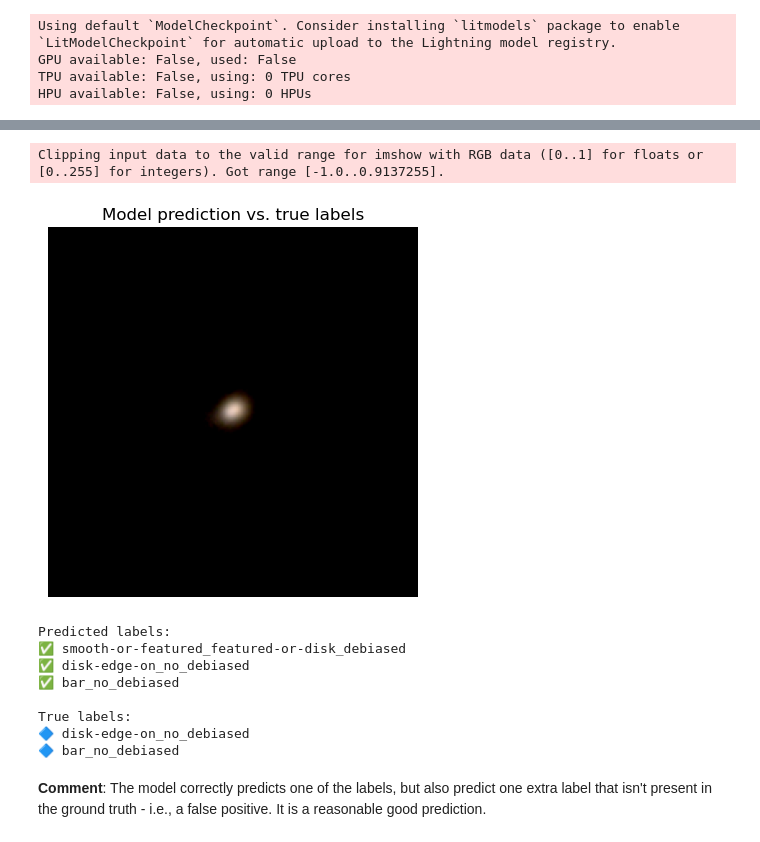
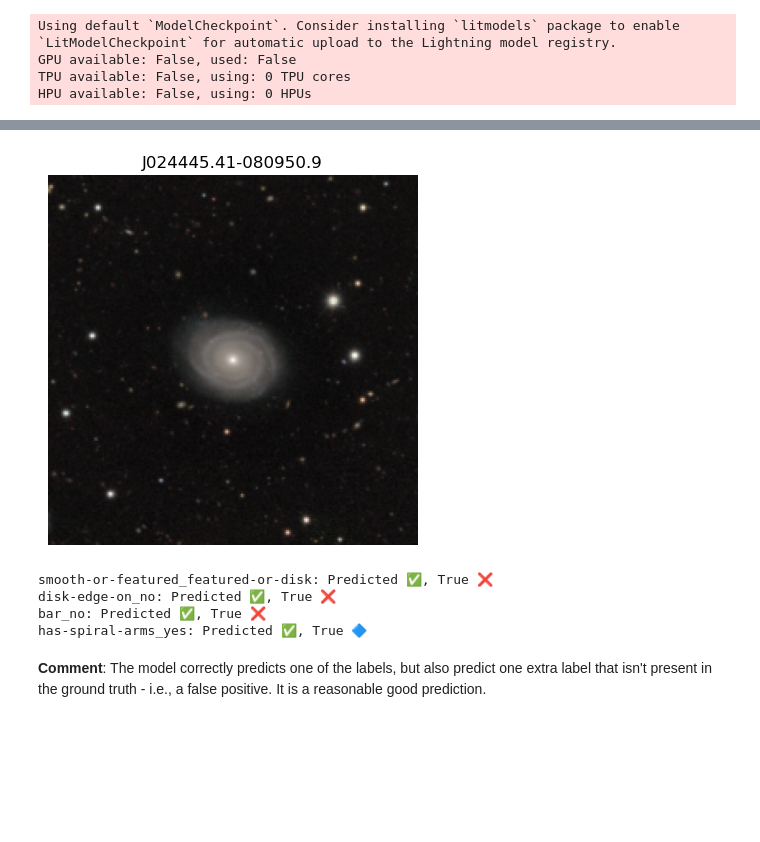
Before and after one commit to ChamillaTerp/AML2025_FinalProject, a Jupyter notebook: Chamilla/GalaxyCharacterization1.ipynb, the cells around one changed output, grey strips where cells are left out. Drawn from its saved outputs; the diff is of its cells as text; code cells hidden in the pictures; blank space fills up the shorter version.

```diff
--- a/Chamilla/GalaxyCharacterization1.ipynb
+++ b/Chamilla/GalaxyCharacterization1.ipynb
@@ -428,45 +518,52 @@ print(f"✅ Metrics saved to: {metrics_path}")
 # %%
 # Picking an example from the validation set to visualize predictions
-idx = 20
-image, true_labels = val_dataset[idx]
+#name = 'J010116.81-010551.9'                                                # Spiral galaxy
+#name = 'J100355.04+072645.4'                                                # Ellipical galaxy
+name = 'J024445.41-080950.9'
+matches = df_val[df_val['iauname'] == name]
+
+if not matches.empty:
+    corresponding_idx = matches.index[0]
+    idx = corresponding_idx
+    image, true_labels = val_dataset[idx]
+else:
+    print(f"Galaxy with iauname '{name}' not found in df_val.")
 
 # Move image to batch form and same device as model
 image_batch = image.unsqueeze(0).to(lit_model.device)
 
 # Get predictions
 lit_model.eval()
 with torch.no_grad():
     output = lit_model(image_batch)
     probs = torch.sigmoid(output).squeeze(0).cpu().numpy()
     pred_labels = (probs >= 0.5).astype(int)
 
+def prepare_image_for_plotting(image_tensor):
+    """
+    Unnormalizes and prepares an image tensor (C x H x W) for matplotlib display.
+    Assumes normalization with mean=0.5 and std=0.5 for each channel (i.e., x_norm = (x - 0.5) / 0.5).
+    """
+    # Unnormalize
+    img = image_tensor * 0.5 + 0.5  # Inverse of (x - 0.5) / 0.5
+    img = torch.clamp(img, 0, 1)   # Ensure values are in [0, 1]
+    return img.permute(1, 2, 0).cpu().numpy()  # CxHxW -> HxWxC
+
 # Plot the image
-plt.imshow(np.transpose(image.numpy(), (1, 2, 0)))  # Convert from CxHxW to HxWxC
+plt.imshow(prepare_image_for_plotting(image))
 plt.axis('off')
-plt.title("Model prediction vs. true labels")
+plt.title(f"{matches['iauname'].values[0]}")
 plt.show()
 
-# Display predicted and true labels
-print("Predicted labels:")
-for label, value in zip(label_cols, pred_labels):
-    if value == 1:
-        print(f"✅ {label}")
-
-print("\nTrue labels:")
-for label, value in zip(label_cols, true_labels.numpy().astype(int)):
-    if value == 1:
-        print(f"🔷 {label}")
+for label, pred, true in zip(label_cols, pred_labels, true_labels.cpu().numpy().astype(int)):
+    if pred == 1 or true == 1:
+        print(f"{label}: Predicted {'✅' if pred == 1 else '❌'}, True {'🔷' if true == 1 else '❌'}")
 # %% [output]
+[figure, new version]
-Clipping input data to the valid range for imshow with RGB data ([0..1] for floats or [0..255] for integers). Got range [-1.0..0.9137255].
+smooth-or-featured_featured-or-disk: Predicted ✅, True ❌
+disk-edge-on_no: Predicted ✅, True ❌
+bar_no: Predicted ✅, True ❌
+has-spiral-arms_yes: Predicted ✅, True 🔷
-[figure, old version]
-Predicted labels:
-✅ smooth-or-featured_featured-or-disk_debiased
-✅ disk-edge-on_no_debiased
-✅ bar_no_debiased
-
-True labels:
-🔷 disk-edge-on_no_debiased
-🔷 bar_no_debiased
 # %% [markdown]
 <b>Comment</b>: The model correctly predicts one of the labels, but also predict one extra label that isn't present in the ground truth - i.e., a false positive. It is a reasonable good prediction.
 # %%
```
Also changed, not shown: parts of 23 cells of this notebook, 6 other files.
